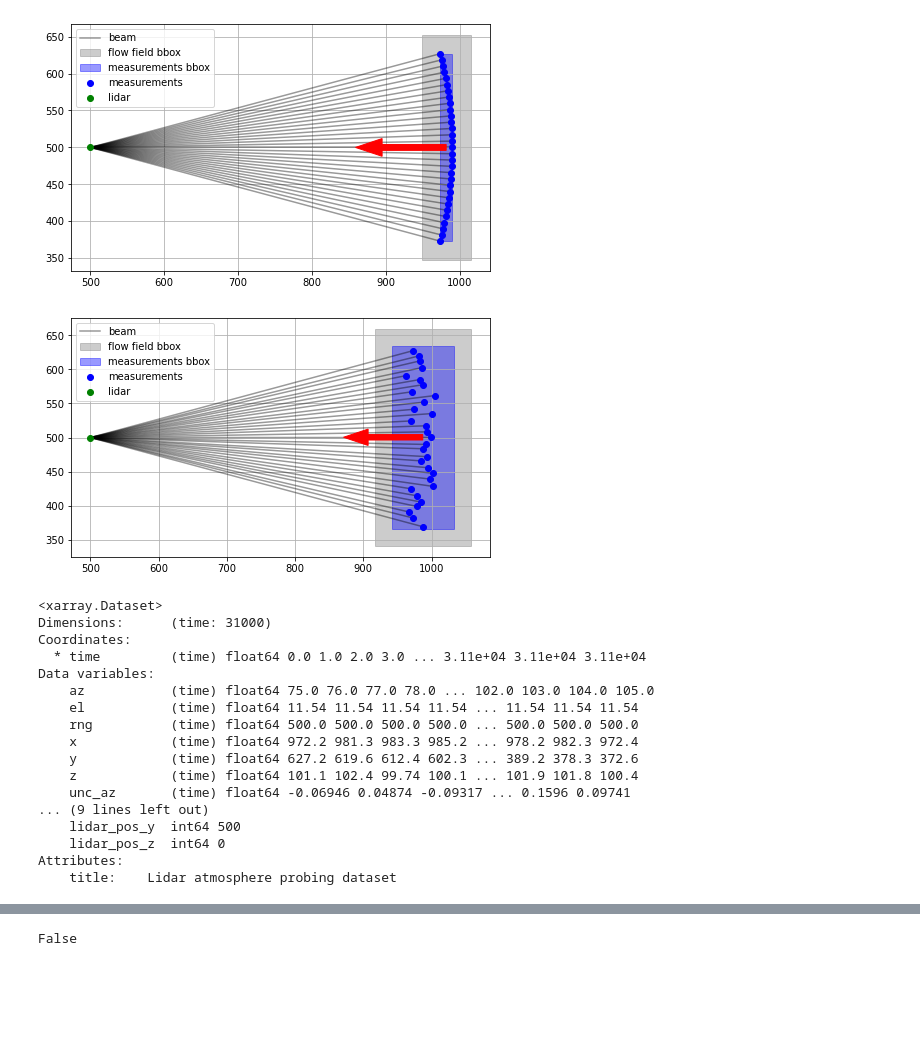
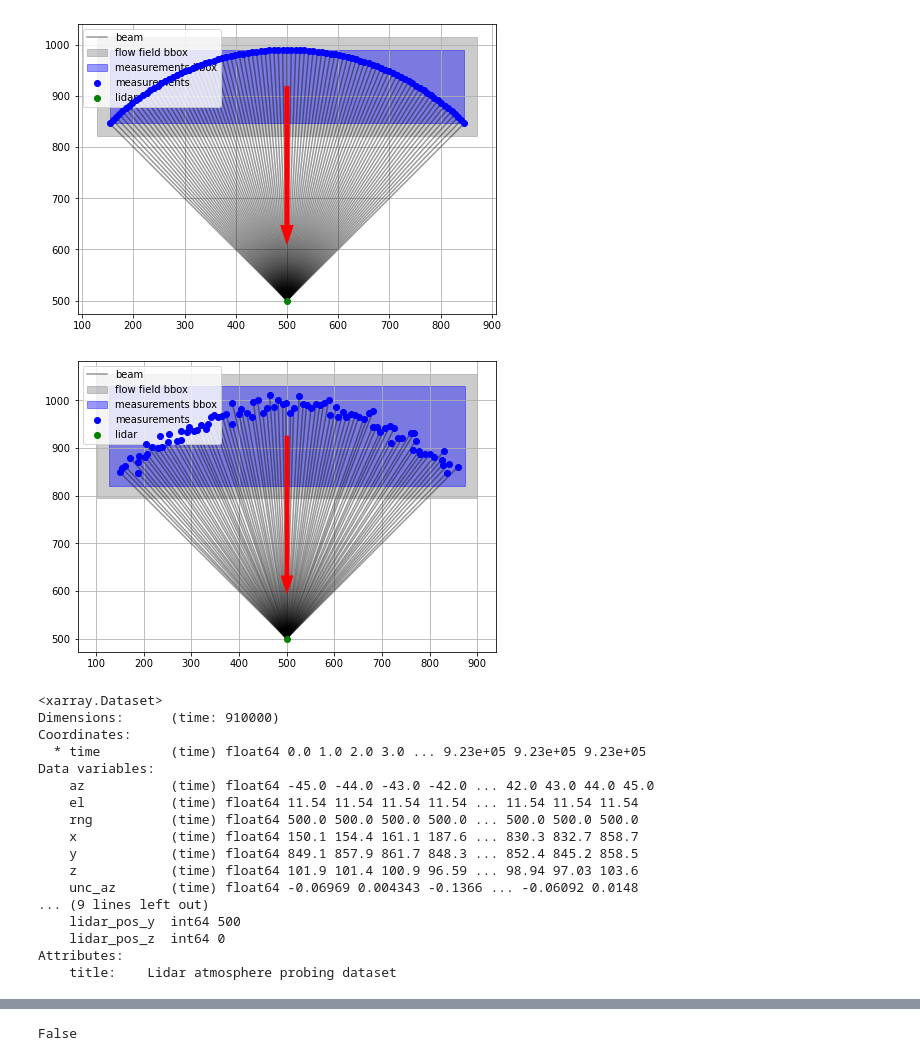
Before and after one commit to Burro7J/mocalum, a Jupyter notebook: examples/redo_for_multi_lidar.ipynb, the cells around one changed output, grey strips where cells are left out. Saved outputs shown, nothing was run; the diff lists cells and outputs as text; code cells hidden in the pictures; blank space fills up the shorter version.

```diff
--- a/examples/redo_for_multi_lidar.ipynb
+++ b/examples/redo_for_multi_lidar.ipynb
@@ -4,68 +4,68 @@ import numpy as np
 import xarray as xr
 
 koshava_xyz = np.array([500, 500, 0])
-no_scans = 1000
+no_scans = 10000
 # wind field setup
 ref_height = 100      # power law reference height
 meas_height = 100
 shear_exponent = 0.2  # power law shear exponent
 wind_speed = 8       # wind speed at referenec height
-wind_dir = 20 # wind direction
+wind_dir = 0 # wind direction
 w = 0
 
 # beam steering setup
 distance = 500   # meter
 elevation = np.degrees(np.arcsin(meas_height / distance))
 angular_res = 1   # degree
 azimuth_mid = 45  # central azimuth angle
-sector_size = 30  # degree
+sector_size = 90  # degree
 scan_speed = 1    # degree.s^-1
 max_speed = 50    # degree.s^-1
 max_acc = 100     # degree.s^-2
 
 # Uncertainty terms
-no_sim = 10000 # number of simulations
+# no_sim = 10000 # number of simulations
 corr_coef = 0  # correlation coefficient
 mu = 0         # we assume no systematic uncertainty
 azim_std = 0.1 # degrees
 elev_std = 0.1 # degrees
 dis_std = 10   # meters
 rad_std = 0.1  # m.s-1  In [23]:
 pl_mc = mc.Mocalum()
 pl_mc.add_lidar('sterenn', koshava_xyz)
 pl_mc.add_lidar('koshava', koshava_xyz)
 
-pl_mc.set_ivap_probing('koshava', sector_size, 90, angular_res, elevation, distance,
+pl_mc.set_ivap_probing('koshava', sector_size, wind_dir, angular_res, elevation, distance,
                     no_scans, scan_speed, max_speed,max_acc)
 
 #pl_mc.set_ivap_probing('sterenn', sector_size*2, azimuth_mid, angular_res, elevation, distance,
 #                    no_scans, scan_speed, max_speed,max_acc)
 #pl_mc.data.probing['koshava']
 
-pl_mc.gen_plaw_ffield('koshava',wind_speed, 90, w, ref_height, shear_exponent)
+pl_mc.gen_plaw_ffield('koshava',wind_speed, wind_dir, w, ref_height, shear_exponent)
 mc.plot_mocalum_setup('koshava', 'koshava',pl_mc)
 # %% [output]
-[figure, old version]
+[figure, new version]
 # %%
 pl_mc.gen_unc_contributors('koshava')
 
-pl_mc.gen_plaw_ffield('koshava',wind_speed, 90, w, ref_height, shear_exponent)
+pl_mc.gen_plaw_ffield('koshava',wind_speed, wind_dir, w, ref_height, shear_exponent)
 mc.plot_mocalum_setup('koshava', 'koshava',pl_mc)
 pl_mc.data.probing['koshava']
 # %% [output]
-[figure, old version]
+[figure, new version]
 <xarray.Dataset>
-Dimensions:      (time: 31000)
+Dimensions:      (time: 910000)
 Coordinates:
-  * time         (time) float64 0.0 1.0 2.0 3.0 ... 3.11e+04 3.11e+04 3.11e+04
+  * time         (time) float64 0.0 1.0 2.0 3.0 ... 9.23e+05 9.23e+05 9.23e+05
 Data variables:
-    az           (time) float64 75.0 76.0 77.0 78.0 ... 102.0 103.0 104.0 105.0
+    az           (time) float64 -45.0 -44.0 -43.0 -42.0 ... 42.0 43.0 44.0 45.0
     el           (time) float64 11.54 11.54 11.54 11.54 ... 11.54 11.54 11.54
     rng          (time) float64 500.0 500.0 500.0 500.0 ... 500.0 500.0 500.0
-    x            (time) float64 972.2 981.3 983.3 985.2 ... 978.2 982.3 972.4
-    y            (time) float64 627.2 619.6 612.4 602.3 ... 389.2 378.3 372.6
-    z            (time) float64 101.1 102.4 99.74 100.1 ... 101.9 101.8 100.4
-    unc_az       (time) float64 -0.06946 0.04874 -0.09317 ... 0.1596 0.09741
+    x            (time) float64 150.1 154.4 161.1 187.6 ... 830.3 832.7 858.7
+    y            (time) float64 849.1 857.9 861.7 848.3 ... 852.4 845.2 858.5
+    z            (time) float64 101.9 101.4 100.9 96.59 ... 98.94 97.03 103.6
+    unc_az       (time) float64 -0.06969 0.004343 -0.1366 ... -0.06092 0.0148
 ... (9 lines left out)
     lidar_pos_y  int64 500
     lidar_pos_z  int64 0
```
Also changed, not shown: parts of 16 cells of this notebook, 2 other files.
